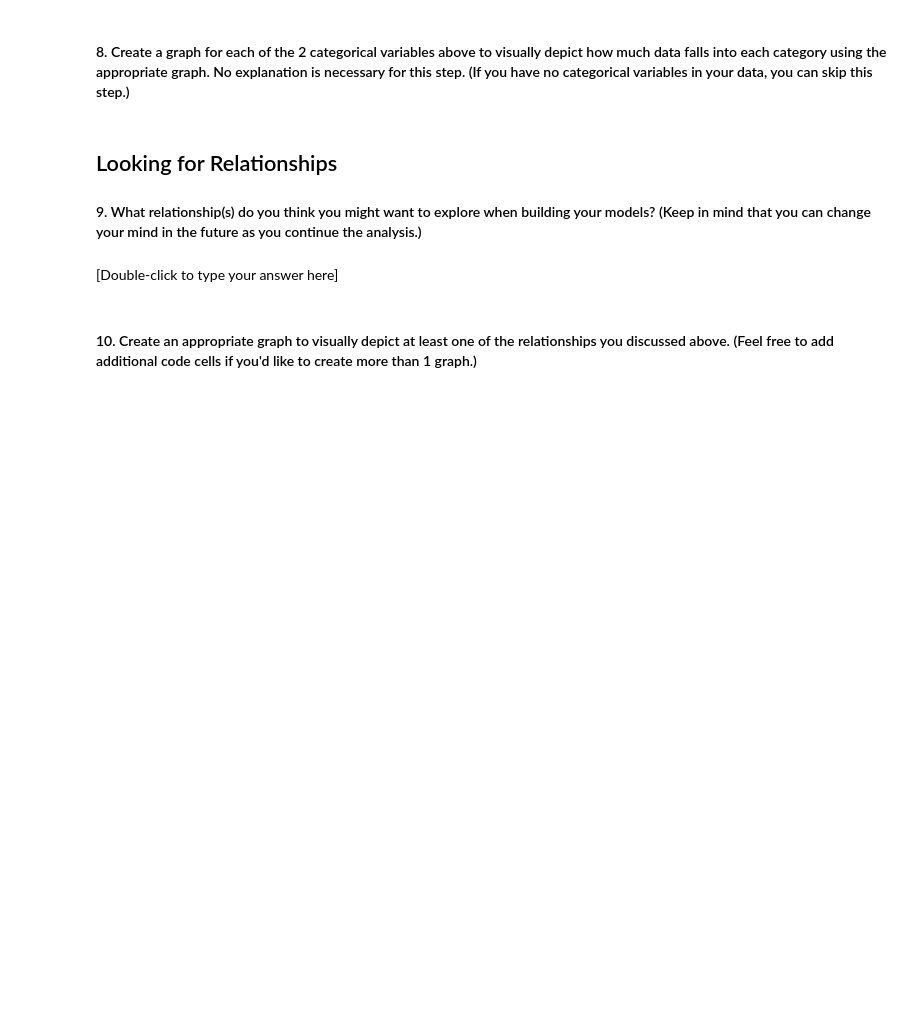
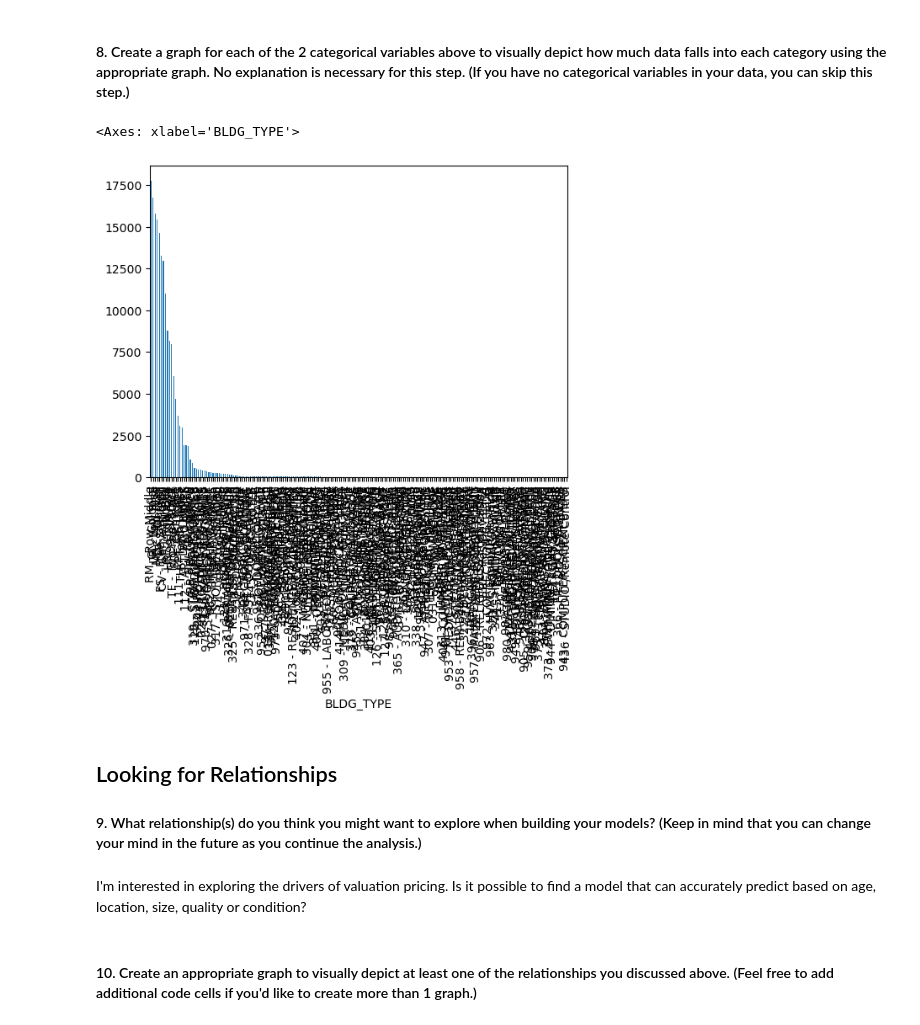
Before and after one commit to ryanfitzbc/DA3-online, a Jupyter notebook: CodingProject_Profiling.ipynb, the cells around one changed output. Cells and saved outputs as stored; diff of their text form; code cells hidden in the pictures; blank space fills up the shorter version.

```diff
--- a/CodingProject_Profiling.ipynb
+++ b/CodingProject_Profiling.ipynb
@@ -58,11 +232,16 @@ get_ipython().ast_node_interactivity = 'all'
 # %%
 # Enter your code for graph #2 here
+df["BLDG_TYPE"].value_counts().plot.bar()
+# Surprising teh long-tail it looks like something may be funky with this data or the way it was collected
+# %% [output]
+<Axes: xlabel='BLDG_TYPE'>
+[figure, added]
 # %% [markdown]
 ## Looking for Relationships
 
 #### 9. What relationship(s) do you think you might want to explore when building your models? (Keep in mind that you can change your mind in the future as you continue the analysis.)
 # %% [markdown]
-[Double-click to type your answer here]
+I'm interested in exploring the drivers of valuation pricing. Is it possible to find a model that can accurately predict based on age, location, size, quality or condition?
 # %% [markdown]
 #### 10. Create an appropriate graph to visually depict at least one of the relationships you discussed above. (Feel free to add additional code cells if you'd like to create more than 1 graph.)
 # %%
```
Also changed, not shown: parts of 14 cells of this notebook, 1 other file.
